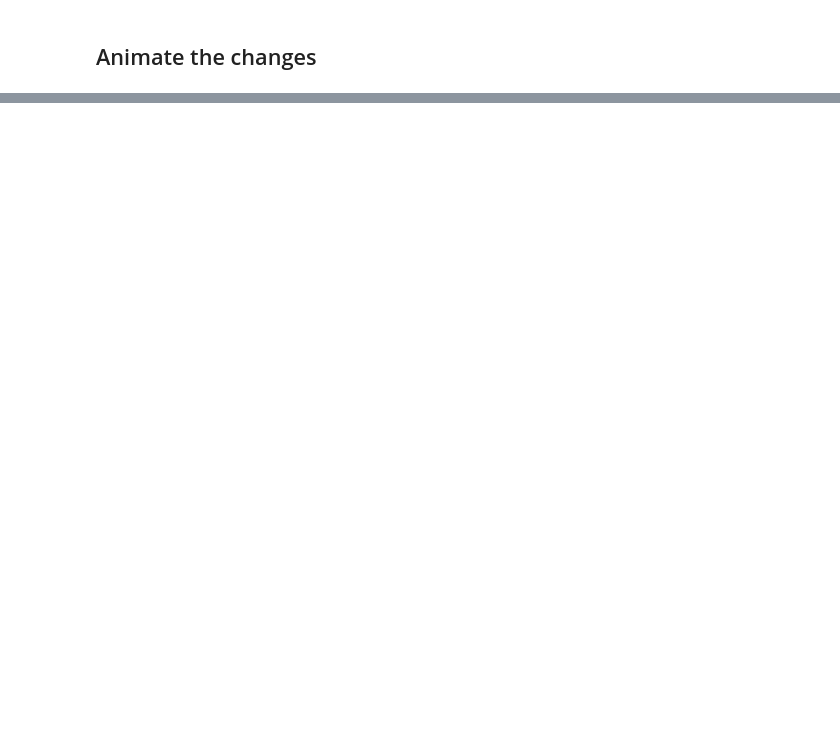
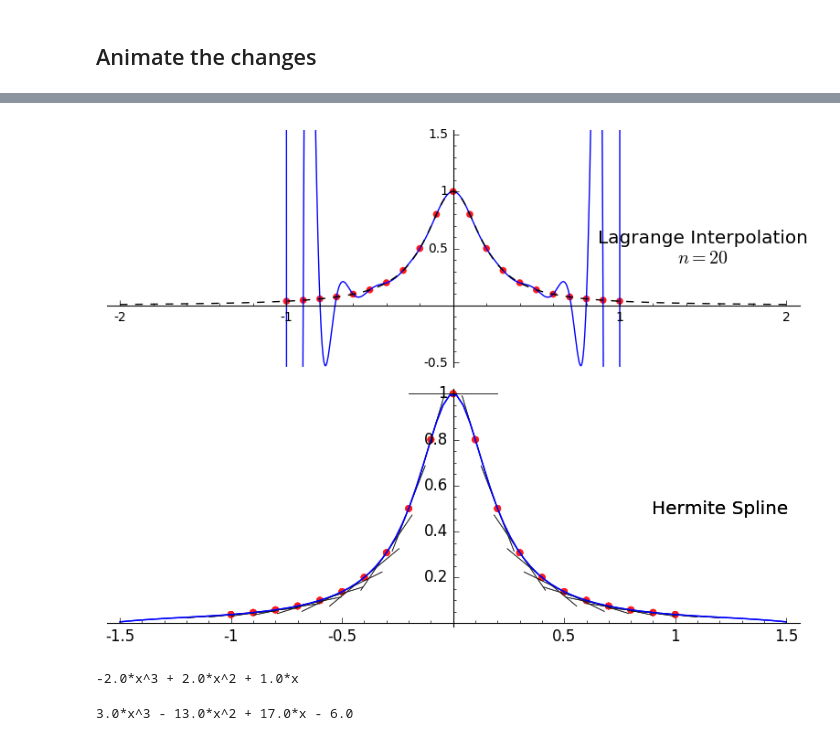
Before and after one commit to kiranajij/NumericalNotebooks, a Jupyter notebook: Hermite Cubic Splines.ipynb, the cells around one changed output, grey strips where cells are left out. Saved outputs shown, nothing was run; the diff lists cells and outputs as text; code cells hidden in the pictures; blank space fills up the shorter version.

Commit message:
Runge, gaussian and other stuffs

```diff
--- a/Hermite Cubic Splines.ipynb
+++ b/Hermite Cubic Splines.ipynb
@@ -297,0 +337,44 @@ TypeError: no way to make fast_float from None
+# %%
+import numpy as np
+# Lagrange's Interpolation
+def lagrange_interp(Xs, Ys):
+    n = len(Xs)
+    L = 0
+    for i in range(n):
+        Lk = Ys[i]
+        for j in range(n):
+            if i==j: continue
+
+            Lk *= (x-Xs[j])/(Xs[i]-Xs[j])
+        L += Lk
+    return L.expand()
+
+def runges_n(n):
+    f(x) = 1/(1+25*x^2)
+    Xs = list(np.linspace(-1, 1, n+1, endpoint=True))
+    Ys = [f(xi) for xi in Xs]
+    p = plot(lagrange_interp(Xs, Ys), (x, -2, 2))
+    p += plot(f, (x, -2, 2), linestyle='--', color='black')
+
+    p+= points(zip(Xs, Ys), rgbcolor=(1, .1, .1), size=30)
+
+    p += text("Lagrange Interpolation\n$n={}$".format(n), (1.5, .5), fontsize='large', rgbcolor=(0,0,0))
+    p.set_axes_range(-2, 2, -.5, 1.5)
+    return p
+
+def runge_hermite_n(n):
+    f(x) = 1/(1+25*x^2)
+    fp = f.diff(x)
+    Xs = list(np.linspace(-1, 1, n+1, endpoint=True))
+    Ys = [f(xi) for xi in Xs]
+    Fps = [fp(xi) for xi in Xs]
+
+    return HermiteMultiPlotSage(Xs, Ys, Fps)
+p1 = runges_n(20)
+p2 = runge_hermite_n(20)
+p2 += text('Hermite Spline', (1.2, .5), fontsize='large', rgbcolor=(0,0,0))
+
+g = graphics_array([p1, p2], 2, 1)
+g.show()
+# %% [output]
+[figure, added]
@@ -297,0 +383,20 @@ TypeError: no way to make fast_float from None
+# %%
+X1 = [0, 1]
+F1 = [0, 1]
+Fp1 = [1, -1]
+
+X2 = [1, 2]
+F2 = [1, 0]
+Fp2 = [0, 1]
+
+p1 = HermiteMultiPlotSage(X1, F1, Fp1)
+p2 = HermiteMultiPlotSage(X2, F2, Fp2)
+
+spl1 = HermiteSplineMultipoint(X1, F1, Fp1).get_poly_of_index(0)
+spl2 = HermiteSplineMultipoint(X2, F2, Fp2).get_poly_of_index(0)
+
+show(spl1)
+show(spl2)
+# %% [output]
+-2.0*x^3 + 2.0*x^2 + 1.0*x
+3.0*x^3 - 13.0*x^2 + 17.0*x - 6.0
```
Also changed, not shown: parts of 13 cells of this notebook, 5 other files.
